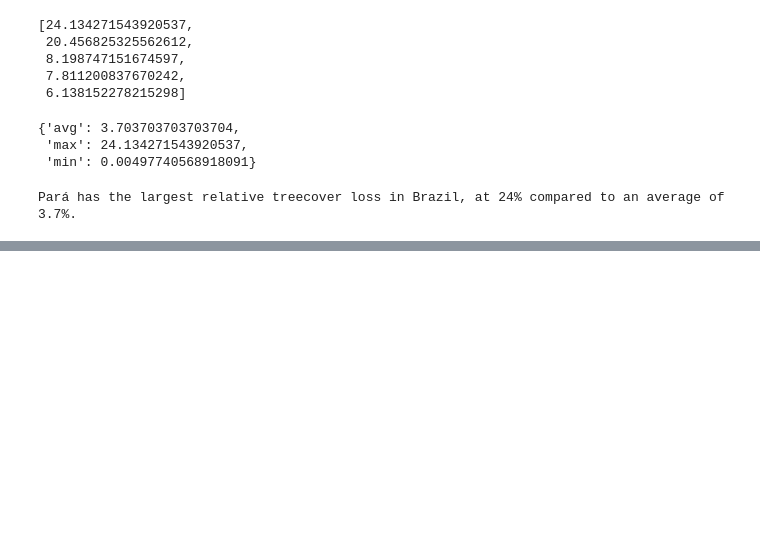
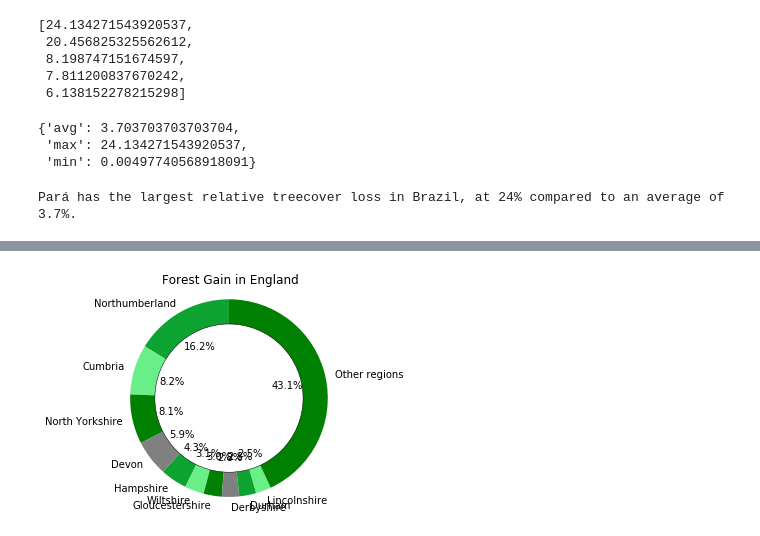
Before and after one commit to Vizzuality/data_sci_tutorials, a Jupyter notebook: work/Country_pages_examples.ipynb, the cells around one changed output, grey strips where cells are left out. Saved outputs shown, nothing was run; the diff lists cells and outputs as text; code cells hidden in the pictures; blank space fills up the shorter version.

Commit message:
Adds GAIN ranking widget w/ dynamic donut graph

```diff
--- a/work/Country_pages_examples.ipynb
+++ b/work/Country_pages_examples.ipynb
@@ -1791,0 +1813,8 @@ Pará has the largest relative treecover loss in Brazil, at 24% compared to an a
+# %%
+# VARIABLES
+
+location = 'All Region'   # 'plantations', 'ifl_2013', or 'primary_forests'... here 'gadm28'=default
+threshold = 0             # 0,10,15,20,25,30,50,75,100
+adm0 = 'GBR'
+adm1 = 1            # To rank admin 1 areas, set to None
+                      # To rank admin 2 areas, specify an admin 1 level
@@ -1791,0 +1914,6 @@ Pará has the largest relative treecover loss in Brazil, at 24% compared to an a
+# %%
+# After generating list return wanted metrics
+# (NOTE! This is not sorted.)
+
+gain_json = data_output(data, adm1)
+gain_json[0:3]
@@ -1791,0 +1930,5 @@ Pará has the largest relative treecover loss in Brazil, at 24% compared to an a
+# %%
+#Sort regions by area of loss (DESC)
+
+newlist = sorted(gain_json, key=lambda k: k['area_gain_ha'], reverse=True)
+newlist[0:3]
@@ -1791,0 +1945,46 @@ Pará has the largest relative treecover loss in Brazil, at 24% compared to an a
+# %%
+# Example donut chart
+# NOTE - THE COLOURS ARE NOT NECESSARILY THOSE NEEDED FOR PRODUCTION
+
+limit = 0
+sizes = []
+labels = []
+
+for r in range(0,10):
+
+    try:
+        if adm1:
+            labels.append(adm2_to_name[newlist[r].get('region')])
+        elif adm0:
+            labels.append(adm1_to_name[newlist[r].get('region')])
+        sizes.append(newlist[r].get('area_gain_ha'))
+
+    except:
+        break
+    limit += 1
+
+other_regions=0
+
+for rows in range(limit+1,len(newlist)):
+    other_regions += newlist[rows].get('area_gain_ha')
+
+if other_regions != 0:
+    labels.append('Other regions')
+    sizes.append(other_regions)
+
+if adm1:
+    title = adm1_to_name[adm1]
+elif adm0:
+    title = iso_to_countries[adm0]
+
+fig1, ax1 = plt.subplots()
+ax1.pie(sizes, labels=labels, autopct='%1.1f%%',
+        shadow=False, startangle=90, colors=['#0da330', '#69ef88','green','grey'])
+ax1.axis('equal')
+centre_circle = plt.Circle((0,0),0.75,color='black', fc='white',linewidth=0.5)
+fig1 = plt.gcf()
+fig1.gca().add_artist(centre_circle)
+plt.title(f'Forest Gain in {title}')
+plt.show()
+# %% [output]
+[figure, added]
```
Also changed, not shown: parts of 16 cells of this notebook.
